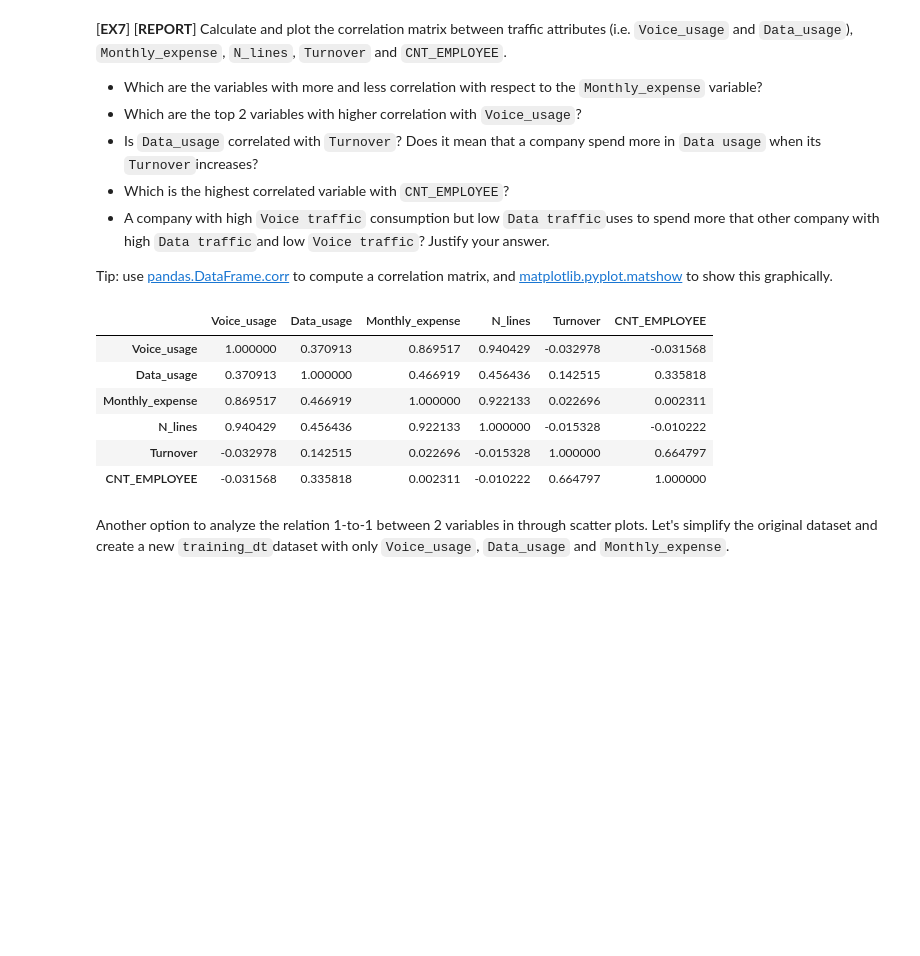
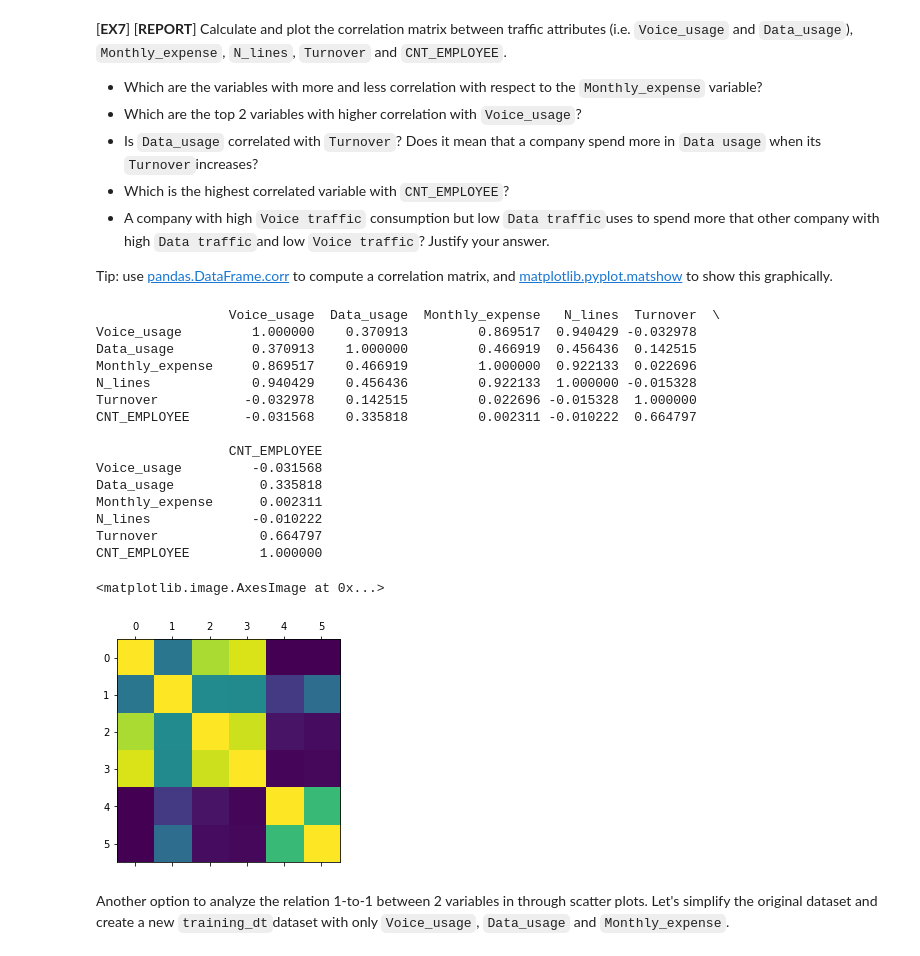
Before and after one commit to alex1162/Machine-Learning, a Jupyter notebook: PJ1_student/P01_Clustering students.ipynb, the cells around one changed output. Cells and saved outputs as stored; diff of their text form; code cells hidden in the pictures; blank space fills up the shorter version.

```diff
--- a/PJ1_student/P01_Clustering students.ipynb
+++ b/PJ1_student/P01_Clustering students.ipynb
@@ -284,16 +284,27 @@ Minimum values per column:
 Tip: use [pandas.DataFrame.corr](https://pandas.pydata.org/pandas-docs/stable/reference/api/pandas.DataFrame.corr.html) to compute a correlation matrix, and [matplotlib.pyplot.matshow](https://matplotlib.org/3.1.1/api/_as_gen/matplotlib.pyplot.matshow.html) to show this graphically.
 # %%
 traffic_attributes = ["Voice_usage", "Data_usage", "Monthly_expense", "N_lines", "Turnover", "CNT_EMPLOYEE"]
-
-customer_dt_summary[traffic_attributes].corr()
+corr_matrix = customer_dt_summary[traffic_attributes].corr()
+print(corr_matrix)
+plt.matshow(corr_matrix)
 # %% [output]
-|  | Voice_usage | Data_usage | Monthly_expense | N_lines | Turnover | CNT_EMPLOYEE |
-| Voice_usage | 1.000000 | 0.370913 | 0.869517 | 0.940429 | -0.032978 | -0.031568 |
-| Data_usage | 0.370913 | 1.000000 | 0.466919 | 0.456436 | 0.142515 | 0.335818 |
-| Monthly_expense | 0.869517 | 0.466919 | 1.000000 | 0.922133 | 0.022696 | 0.002311 |
-| N_lines | 0.940429 | 0.456436 | 0.922133 | 1.000000 | -0.015328 | -0.010222 |
-| Turnover | -0.032978 | 0.142515 | 0.022696 | -0.015328 | 1.000000 | 0.664797 |
-| CNT_EMPLOYEE | -0.031568 | 0.335818 | 0.002311 | -0.010222 | 0.664797 | 1.000000 |
+                 Voice_usage  Data_usage  Monthly_expense   N_lines  Turnover  \
+Voice_usage         1.000000    0.370913         0.869517  0.940429 -0.032978
+Data_usage          0.370913    1.000000         0.466919  0.456436  0.142515
+Monthly_expense     0.869517    0.466919         1.000000  0.922133  0.022696
+N_lines             0.940429    0.456436         0.922133  1.000000 -0.015328
+Turnover           -0.032978    0.142515         0.022696 -0.015328  1.000000
+CNT_EMPLOYEE       -0.031568    0.335818         0.002311 -0.010222  0.664797
+
+                 CNT_EMPLOYEE
+Voice_usage         -0.031568
+Data_usage           0.335818
+Monthly_expense      0.002311
+N_lines             -0.010222
+Turnover             0.664797
+CNT_EMPLOYEE         1.000000
+<matplotlib.image.AxesImage at 0x...>
+[figure, added]
 # %% [markdown]
 Another option to analyze the relation 1-to-1 between 2 variables in through scatter plots. Let's simplify the original dataset and create a new `training_dt`dataset with only `Voice_usage`, `Data_usage` and `Monthly_expense`.
 # %%
```
